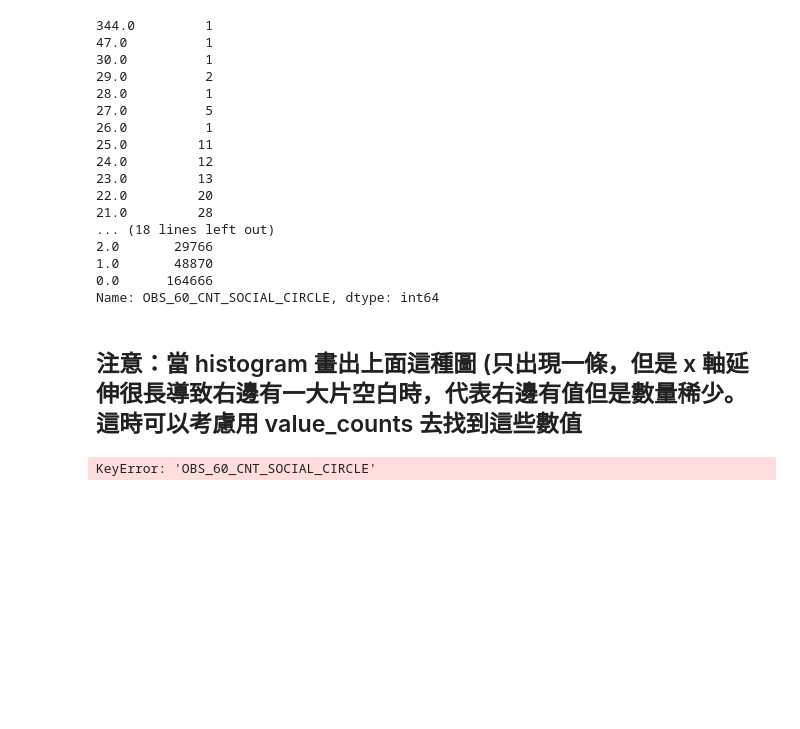
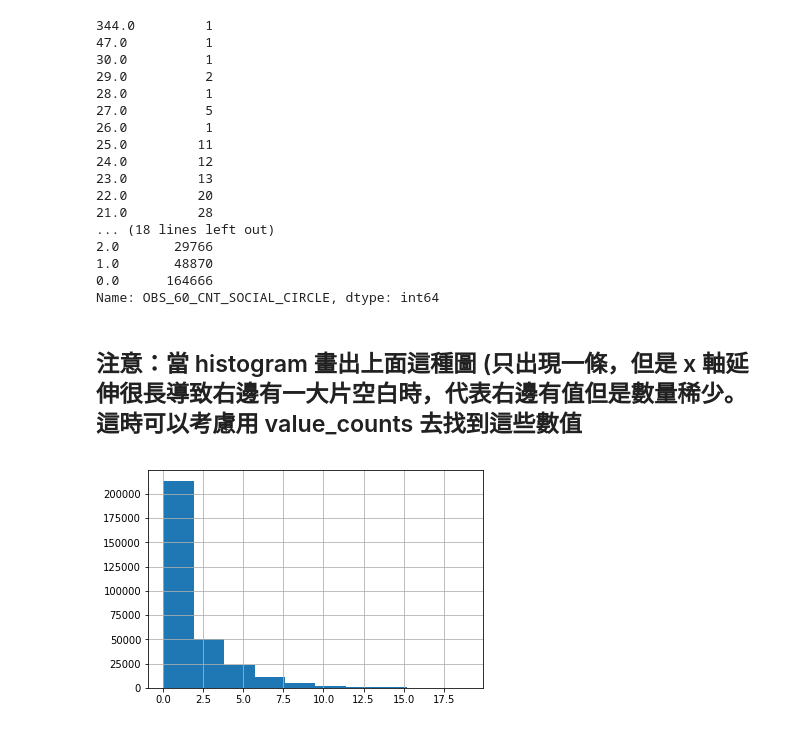
Before and after one commit to ZlinTsai/2nd-ML100Days, a Jupyter notebook: homework/Day_006_HW.ipynb, the cells around one changed output. Cells and saved outputs as stored; diff of their text form; code cells hidden in the pictures; blank space fills up the shorter version.

```diff
--- a/homework/Day_006_HW.ipynb
+++ b/homework/Day_006_HW.ipynb
@@ -275,13 +288,12 @@ Name: OBS_60_CNT_SOCIAL_CIRCLE, dtype: int64
 # %%
 # 把一些極端值暫時去掉，在繪製一次 Histogram
 # 選擇 OBS_60_CNT_SOCIAL_CIRCLE 小於 20 的資料點繪製
 """
 Your Code Here
 """
-loc_a = 'OBS_60_CNT_SOCIAL_CIRCLE'
-loc_b = 60
+low_data = app_train[app_train['OBS_60_CNT_SOCIAL_CIRCLE'] < 20]['OBS_60_CNT_SOCIAL_CIRCLE']
 
-app_train.loc[loc_a, loc_b].hist()
+low_data.hist()
 plt.show()
 # %% [output]
-KeyError: 'OBS_60_CNT_SOCIAL_CIRCLE'
+[figure, added]
```
Also changed, not shown: parts of 1 cell of this notebook.
